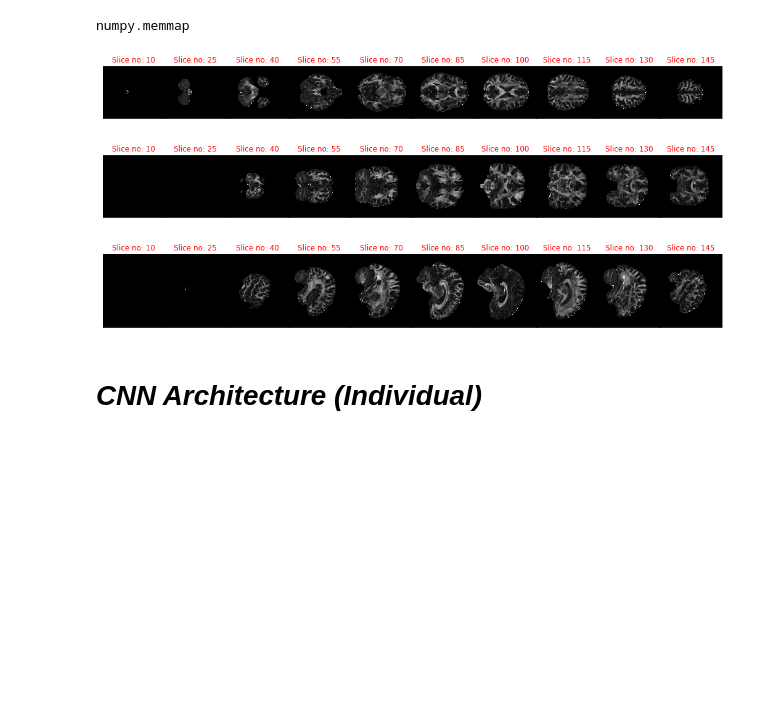
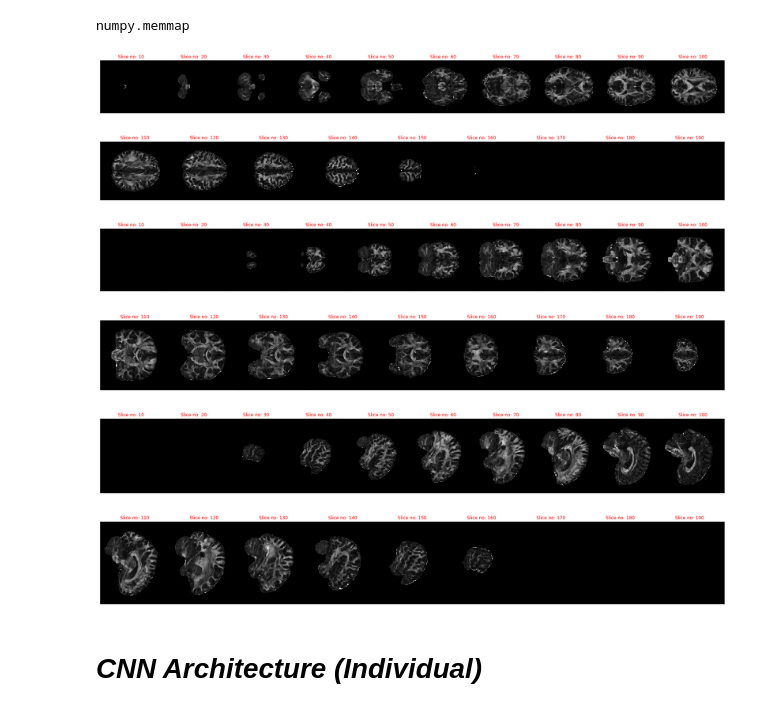
Before and after one commit to nuradiologycollab/ppmi_swedd_dl, a Jupyter notebook: Radiology_starter_CNN_Architecture.ipynb, the cells around one changed output. Drawn from its saved outputs; the diff is of its cells as text; code cells hidden in the pictures; blank space fills up the shorter version.

```diff
--- a/Radiology_starter_CNN_Architecture.ipynb
+++ b/Radiology_starter_CNN_Architecture.ipynb
@@ -94,12 +147,12 @@ plt.show()
 # %% [markdown]
 # **`DTI Analysis `**
 # %%
-img = nib.load("/content/gdrive/My Drive/Radiology/fa.tpl.nii")
-img.shape
+img_DTI = nib.load("/content/gdrive/My Drive/Radiology/fa.tpl.nii")
+img_DTI.shape
 # %% [output]
 (193, 229, 193)
 # %%
-data = img.get_fdata()
+data = img_DTI.get_fdata()
 data.shape
 # %% [output]
 (193, 229, 193)
@@ -110,25 +163,43 @@ numpy.memmap
 # %%
 import matplotlib.pyplot as plt
 
-fig, ax = plt.subplots(1, 10, figsize=[18, 3])
+fig, ax = plt.subplots(1, 10, figsize=[30, 10])
 
 n = 0
 slice = 10
 for _ in range(10):
     ax[n].imshow(data[:, :, slice], 'gray')
     ax[n].set_xticks([])
     ax[n].set_yticks([])
     ax[n].set_title('Slice no: {}'.format(slice), color='r')
     n += 1
-    slice += 15
+    slice += 10
 
     fig.subplots_adjust(wspace=0, hspace=0)
 plt.show()
+
+
+fig, ax = plt.subplots(1, 9, figsize=[30, 10])
+
+n = 0
+slice = 110
+for _ in range(9):
+    ax[n].imshow(data[:, :, slice], 'gray')
+    ax[n].set_xticks([])
+    ax[n].set_yticks([])
+    ax[n].set_title('Slice no: {}'.format(slice), color='r')
+    n += 1
+    slice += 10
+
+    fig.subplots_adjust(wspace=0, hspace=0)
+plt.show()
 # %% [output]
-[figure, old version]
+[figure, new version]
+[figure, added]
 # %%
+import matplotlib.pyplot as plt
 
-fig, ax = plt.subplots(1, 10, figsize=[18, 3])
+fig, ax = plt.subplots(1, 10, figsize=[30, 10])
 
 n = 0
 slice = 10
@@ -138,15 +209,33 @@ for _ in range(10):
     ax[n].set_yticks([])
     ax[n].set_title('Slice no: {}'.format(slice), color='r')
     n += 1
-    slice += 15
+    slice += 10
 
     fig.subplots_adjust(wspace=0, hspace=0)
 plt.show()
+
+
+fig, ax = plt.subplots(1, 9, figsize=[30, 10])
+
+n = 0
+slice = 110
+for _ in range(9):
+    ax[n].imshow(data[:, slice, :], 'gray')
+    ax[n].set_xticks([])
+    ax[n].set_yticks([])
+    ax[n].set_title('Slice no: {}'.format(slice), color='r')
+    n += 1
+    slice += 10
+
+    fig.subplots_adjust(wspace=0, hspace=0)
+plt.show()
 # %% [output]
-[figure, old version]
+[figure, new version]
+[figure, added]
 # %%
+import matplotlib.pyplot as plt
 
-fig, ax = plt.subplots(1, 10, figsize=[18, 3])
+fig, ax = plt.subplots(1, 10, figsize=[30, 10])
 
 n = 0
 slice = 10
@@ -156,12 +245,29 @@ for _ in range(10):
     ax[n].set_yticks([])
     ax[n].set_title('Slice no: {}'.format(slice), color='r')
     n += 1
-    slice += 15
+    slice += 10
 
     fig.subplots_adjust(wspace=0, hspace=0)
 plt.show()
+
+
+fig, ax = plt.subplots(1, 9, figsize=[30, 10])
+
+n = 0
+slice = 110
+for _ in range(9):
+    ax[n].imshow(data[slice, :, :], 'gray')
+    ax[n].set_xticks([])
+    ax[n].set_yticks([])
+    ax[n].set_title('Slice no: {}'.format(slice), color='r')
+    n += 1
+    slice += 10
+
+    fig.subplots_adjust(wspace=0, hspace=0)
+plt.show()
 # %% [output]
-[figure, old version]
+[figure, new version]
+[figure, added]
 # %% [markdown]
 # ***CNN Architecture (Individual)***
 # %% [markdown]
```
Also changed, not shown: parts of 10 cells of this notebook.
